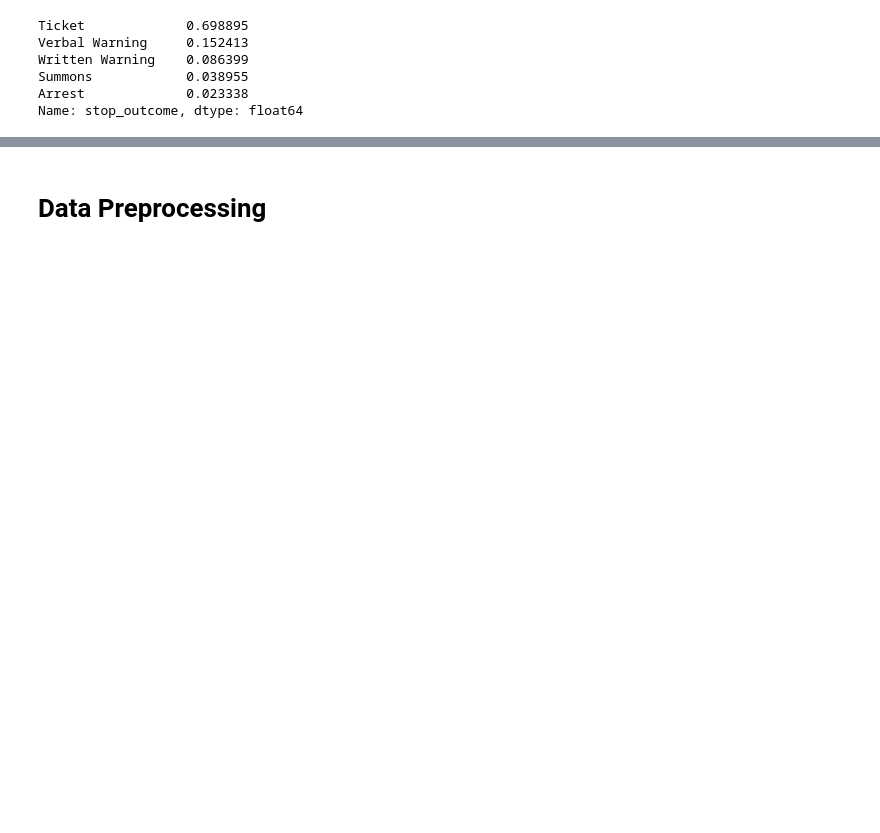
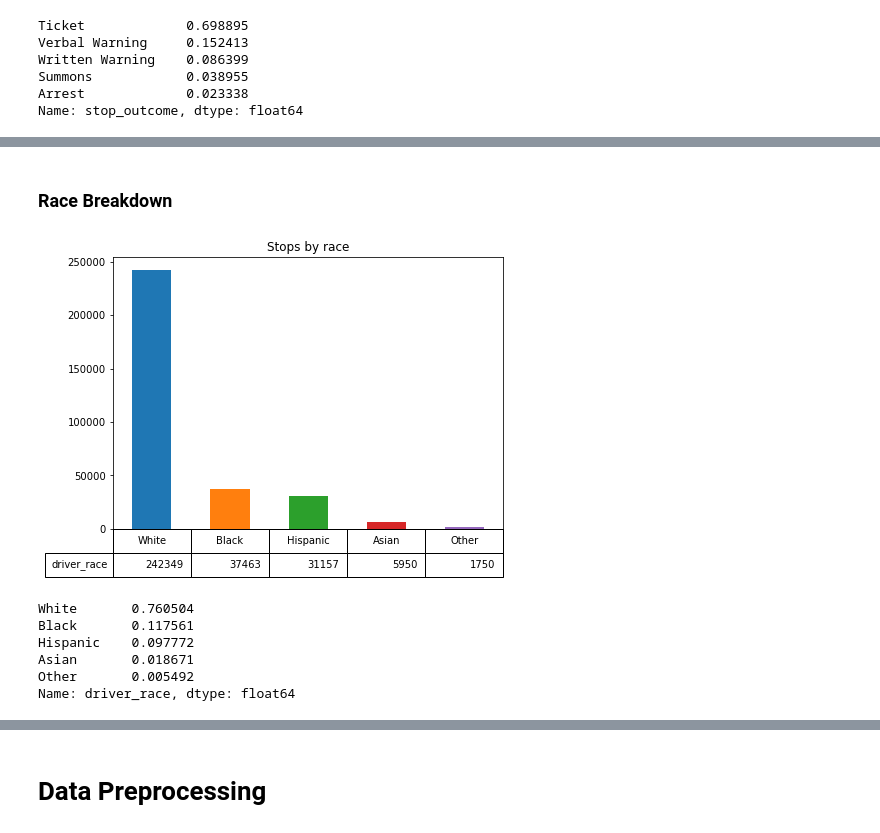
Before and after one commit to patrickmpoon/machine-learning, a Jupyter notebook: projects/capstone/data_exploration.ipynb, the cells around one changed output, grey strips where cells are left out. Drawn from its saved outputs; the diff is of its cells as text; code cells hidden in the pictures; blank space fills up the shorter version.

```diff
--- a/projects/capstone/data_exploration.ipynb
+++ b/projects/capstone/data_exploration.ipynb
@@ -123,0 +199,17 @@ array([2013, 2014, 2015], dtype=int64)
+# %% [markdown]
+### Race Breakdown
+# %%
+stops_by_race = df['driver_race'].value_counts().plot.bar(figsize=(7, 5), table=True, title='Stops by race')
+stops_by_race.axes.get_xaxis().set_visible(False)
+stops_by_race.tables[0].scale(1, 2)
+# %% [output]
+[figure, added]
+# %%
+df['driver_race'].value_counts(normalize=True)
+# %% [output]
+White       0.760504
+Black       0.117561
+Hispanic    0.097772
+Asian       0.018671
+Other       0.005492
+Name: driver_race, dtype: float64
```
Also changed, not shown: parts of 72 cells of this notebook.
